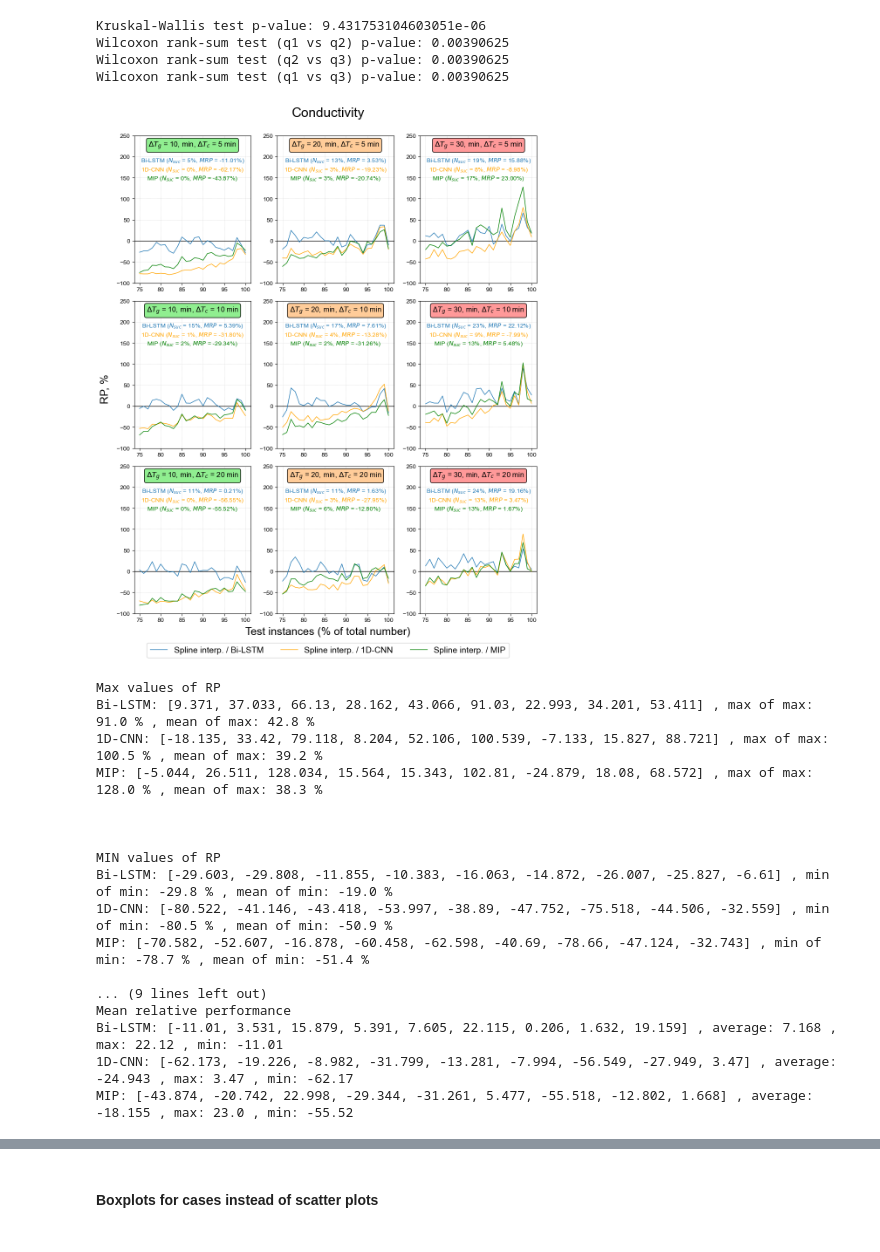
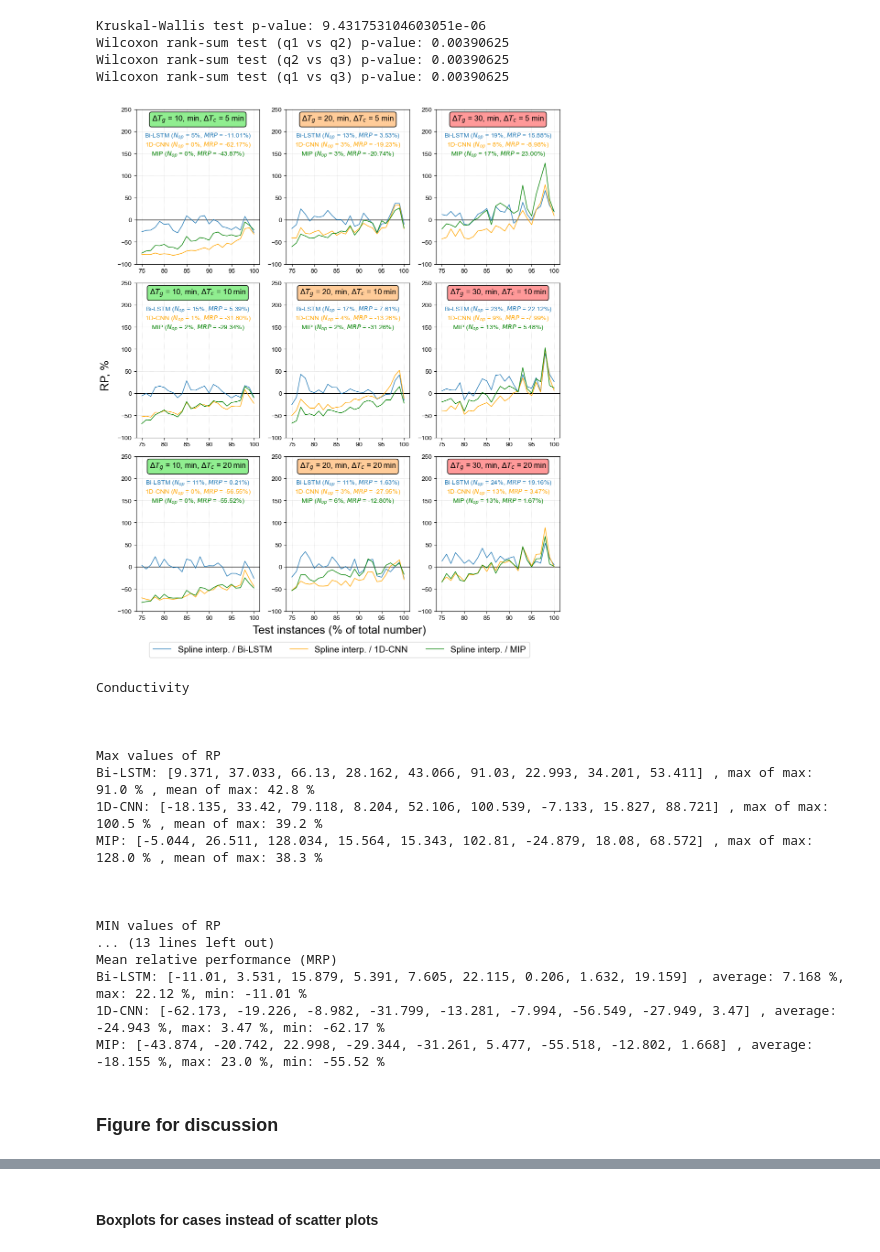
Before and after one commit to n1kraz/imputation-research, a Jupyter notebook: results/results.ipynb, the cells around one changed output, grey strips where cells are left out. Drawn from its saved outputs; the diff is of its cells as text; code cells hidden in the pictures.

Commit message:
Revision 1 of the paper
Change of the visualization of the figure 1 in accordance with
reviewer's request

Also little refactoring of the data_preparation

```diff
--- a/results/results.ipynb
+++ b/results/results.ipynb
@@ -2595,10 +2614,13 @@ Wilcoxon rank-sum test (q1 vs q3) p-value: 0.00390625
 par_for_graph = 'Conductivity'
 # 'Linear', 'Spline', 'IDW', 'Fourier'
 if par_for_graph == 'Turbidity':
+    fig_n = '5.'
     base_method = 'Linear'
 elif par_for_graph == 'Conductivity':
+    fig_n = '6.'
     base_method = 'Spline'
 elif par_for_graph == 'pH':
+    fig_n = '7.'
     base_method = 'Linear'
 
 if par_for_graph == 'Turbidity':
@@ -2816,9 +2838,9 @@ for metric_for_graph in ['RMSE']:
             MLP_WMRP_list.append(WMRP_MLP)
 
             # Adding sum values as text annotations
-            axs[i, j].text(0.5, 0.82, fr'Bi-LSTM ($N_{{suc}}$ = {SED_LSTM:.0f}%, $MRP$ = {MRP_LSTM:.2f}%)', transform=axs[i, j].transAxes, fontsize=10, color='#1f77b4', ha='center')
-            axs[i, j].text(0.5, 0.76, fr'1D-CNN ($N_{{suc}}$ = {SED_CNN:.0f}%, $MRP$ = {MRP_CNN:.2f}%)', transform=axs[i, j].transAxes, fontsize=10, color='orange', ha='center')
-            axs[i, j].text(0.5, 0.7, fr'MIP ($N_{{suc}}$ = {SED_MLP:.0f}%, $MRP$ = {MRP_MLP:.2f}%)', transform=axs[i, j].transAxes, fontsize=10, color='green', ha='center')
+            axs[i, j].text(0.5, 0.82, fr'Bi-LSTM ($N_{{op}}$ = {SED_LSTM:.0f}%, $MRP$ = {MRP_LSTM:.2f}%)', transform=axs[i, j].transAxes, fontsize=10, color='#1f77b4', ha='center')
+            axs[i, j].text(0.5, 0.76, fr'1D-CNN ($N_{{op}}$ = {SED_CNN:.0f}%, $MRP$ = {MRP_CNN:.2f}%)', transform=axs[i, j].transAxes, fontsize=10, color='orange', ha='center')
+            axs[i, j].text(0.5, 0.7, fr'MIP ($N_{{op}}$ = {SED_MLP:.0f}%, $MRP$ = {MRP_MLP:.2f}%)', transform=axs[i, j].transAxes, fontsize=10, color='green', ha='center')
 
             # Formatting
             axs[i, j].set_ylim(mi, ma)
@@ -2844,10 +2866,6 @@ for metric_for_graph in ['RMSE']:
             axs[i, j].text(87.5, v_shift*ma, f"$\Delta T_{{g}}$ = {gp_sizes[j]}, min, $\Delta T_{{c}}$ = {lg_sizes[i]} min", ha='center', va = 'top', fontsize = 12, bbox=dict(boxstyle="round,pad=0.3", edgecolor='black', facecolor=back_color))
 
 
-    # Add one common x-axis label for all graphs
-    fig.text(0.5, 0.98, f'{par_for_graph}', ha='center', fontsize=22)
-
-
     if metric_for_graph == 'SMAPE':
         unit = '%'
     else:
@@ -2864,12 +2882,13 @@ for metric_for_graph in ['RMSE']:
     # Create a single legend for all subplots and place it below the plots
     fig.legend(loc='center', bbox_to_anchor=(0.5, -0.04), fontsize=14, ncol=3)
 
-
+    # Add one common x-axis label for all graphs
+    # fig.text(0.5, 0.98, f'{par_for_graph}', ha='center', fontsize=22)
 
     # Adjust layout and display the figure
     plt.tight_layout(rect=[0, 0, 1, 0.96])  # Adjust to fit title
     # Save the plot
-    plt.savefig(fr"H:\Work\Writing in progress\3. ML paper\Draft\Figures\ML results\{par_for_graph}.png", dpi=300, bbox_inches="tight")
+    plt.savefig(fr"H:\Work\Writing in progress\3. ML paper\Figures\ML results\Fig. {fig_n} {par_for_graph}.png", dpi=300, bbox_inches="tight")
 
     plt.show()
 
@@ -2929,9 +2948,9 @@ for metric_for_graph in ['RMSE']:
 
 # Stats
 
-
-
 print('\n\n\n\n\n')
+print(par_for_graph)
+print('\n\n')
 LSTM_max_list_max = np.nanmax(np.array(LSTM_max_list, dtype=np.float64))
 CNN_max_list_max = np.nanmax(np.array(CNN_max_list, dtype=np.float64))
 MLP_max_list_max = np.nanmax(np.array(MLP_max_list, dtype=np.float64))
@@ -2972,39 +2991,43 @@ print('\n\n')
 LSTM_cross_idx_average = np.nanmean(np.array(LSTM_SED_list, dtype=np.float64))
 CNN_cross_idx_average = np.nanmean(np.array(CNN_SED_list, dtype=np.float64))
 MLP_cross_idx_average = np.nanmean(np.array(MLP_SED_list, dtype=np.float64))
 LSTM_cross_idx_max = np.nanmax(np.array(LSTM_SED_list, dtype=np.float64))
 CNN_cross_idx_max = np.nanmax(np.array(CNN_SED_list, dtype=np.float64))
 MLP_cross_idx_max = np.nanmax(np.array(MLP_SED_list, dtype=np.float64))
-print('Total shares of data where the models overperform baseline')
+print('Total shares of data where the models overperform baseline (Nop)')
 print('Bi-LSTM:', LSTM_SED_list, ', average:', round(LSTM_cross_idx_average, 1), '%', ', max:', round(LSTM_cross_idx_max, 1), '%')
 print('1D-CNN:', CNN_SED_list, ', average:', round(CNN_cross_idx_average, 1), '%', ', max:', round(CNN_cross_idx_max, 1), '%')
 print('MIP:', MLP_SED_list, ', average:', round(MLP_cross_idx_average, 1), '%', ', max:', round(MLP_cross_idx_max, 1), '%')
 
 print('\n\n')
 LSTM_mean_rel_perf = np.nanmean(np.array(LSTM_MRP_list, dtype=np.float64))
 CNN_mean_rel_perf = np.nanmean(np.array(CNN_MRP_list, dtype=np.float64))
 MLP_mean_rel_perf = np.nanmean(np.array(MLP_MRP_list, dtype=np.float64))
 LSTM_max_rel_perf = np.nanmax(np.array(LSTM_MRP_list, dtype=np.float64))
 CNN_max_rel_perf = np.nanmax(np.array(CNN_MRP_list, dtype=np.float64))
 MLP_max_rel_perf = np.nanmax(np.array(MLP_MRP_list, dtype=np.float64))
 LSTM_min_rel_perf = np.nanmin(np.array(LSTM_MRP_list, dtype=np.float64))
 CNN_min_rel_perf = np.nanmin(np.array(CNN_MRP_list, dtype=np.float64))
 MLP_min_rel_perf = np.nanmin(np.array(MLP_MRP_list, dtype=np.float64))
-print('Mean relative performance')
-print('Bi-LSTM:', [round(el, 3) for el in LSTM_MRP_list], ', average:', round(LSTM_mean_rel_perf, 3), ', max:', round(LSTM_max_rel_perf, 2), ', min:', round(LSTM_min_rel_perf, 2))
-print('1D-CNN:', [round(el, 3) for el in CNN_MRP_list], ', average:', round(CNN_mean_rel_perf, 3), ', max:', round(CNN_max_rel_perf, 2), ', min:', round(CNN_min_rel_perf, 2))
-print('MIP:', [round(el, 3) for el in MLP_MRP_list], ', average:', round(MLP_mean_rel_perf, 3), ', max:', round(MLP_max_rel_perf, 2), ', min:', round(MLP_min_rel_perf, 2))
+print('Mean relative performance (MRP)')
+print('Bi-LSTM:', [round(el, 3) for el in LSTM_MRP_list], ', average:', round(LSTM_mean_rel_perf, 3), '%, max:', round(LSTM_max_rel_perf, 2), '%, min:', round(LSTM_min_rel_perf, 2), '%')
+print('1D-CNN:', [round(el, 3) for el in CNN_MRP_list], ', average:', round(CNN_mean_rel_perf, 3), '%, max:', round(CNN_max_rel_perf, 2), '%, min:', round(CNN_min_rel_perf, 2), '%')
+print('MIP:', [round(el, 3) for el in MLP_MRP_list], ', average:', round(MLP_mean_rel_perf, 3), '%, max:', round(MLP_max_rel_perf, 2), '%, min:', round(MLP_min_rel_perf, 2), '%')
 
 # print('\n\n')
 # LSTM_weighed_mean_rel_perf = np.nanmean(np.array(LSTM_WMRP_list, dtype=np.float64))
 # CNN_weighed_mean_rel_perf = np.nanmean(np.array(CNN_WMRP_list, dtype=np.float64))
 # MLP_weighed_mean_rel_perf = np.nanmean(np.array(MLP_WMRP_list, dtype=np.float64))
 # print('Weighed mean relative performance')
 # print('LSTM:', [round(el, 3) for el in LSTM_WMRP_list], ', average:', round(LSTM_weighed_mean_rel_perf, 3))
 # print('CNN:', [round(el, 3) for el in CNN_WMRP_list], ', average:', round(CNN_weighed_mean_rel_perf, 3))
 # print('MLP:', [round(el, 3) for el in MLP_WMRP_list], ', average:', round(MLP_weighed_mean_rel_perf, 3))
 # %% [output]
-[figure, old version]
+[figure, new version]
+Conductivity
+
+
+
 Max values of RP
 Bi-LSTM: [9.371, 37.033, 66.13, 28.162, 43.066, 91.03, 22.993, 34.201, 53.411] , max of max: 91.0 % , mean of max: 42.8 %
 1D-CNN: [-18.135, 33.42, 79.118, 8.204, 52.106, 100.539, -7.133, 15.827, 88.721] , max of max: 100.5 % , mean of max: 39.2 %
@@ -3013,12 +3036,10 @@ MIP: [-5.044, 26.511, 128.034, 15.564, 15.343, 102.81, -24.879, 18.08, 68.572] ,
 
 
 MIN values of RP
-Bi-LSTM: [-29.603, -29.808, -11.855, -10.383, -16.063, -14.872, -26.007, -25.827, -6.61] , min of min: -29.8 % , mean of min: -19.0 %
-1D-CNN: [-80.522, -41.146, -43.418, -53.997, -38.89, -47.752, -75.518, -44.506, -32.559] , min of min: -80.5 % , mean of min: -50.9 %
-MIP: [-70.582, -52.607, -16.878, -60.458, -62.598, -40.69, -78.66, -47.124, -32.743] , min of min: -78.7 % , mean of min: -51.4 %
-
-... (9 lines left out)
-Mean relative performance
-Bi-LSTM: [-11.01, 3.531, 15.879, 5.391, 7.605, 22.115, 0.206, 1.632, 19.159] , average: 7.168 , max: 22.12 , min: -11.01
-1D-CNN: [-62.173, -19.226, -8.982, -31.799, -13.281, -7.994, -56.549, -27.949, 3.47] , average: -24.943 , max: 3.47 , min: -62.17
-MIP: [-43.874, -20.742, 22.998, -29.344, -31.261, 5.477, -55.518, -12.802, 1.668] , average: -18.155 , max: 23.0 , min: -55.52
+... (13 lines left out)
+Mean relative performance (MRP)
+Bi-LSTM: [-11.01, 3.531, 15.879, 5.391, 7.605, 22.115, 0.206, 1.632, 19.159] , average: 7.168 %, max: 22.12 %, min: -11.01 %
+1D-CNN: [-62.173, -19.226, -8.982, -31.799, -13.281, -7.994, -56.549, -27.949, 3.47] , average: -24.943 %, max: 3.47 %, min: -62.17 %
+MIP: [-43.874, -20.742, 22.998, -29.344, -31.261, 5.477, -55.518, -12.802, 1.668] , average: -18.155 %, max: 23.0 %, min: -55.52 %
+# %% [markdown]
+### Figure for discussion
```
Also changed, not shown: parts of 6 cells of this notebook.
